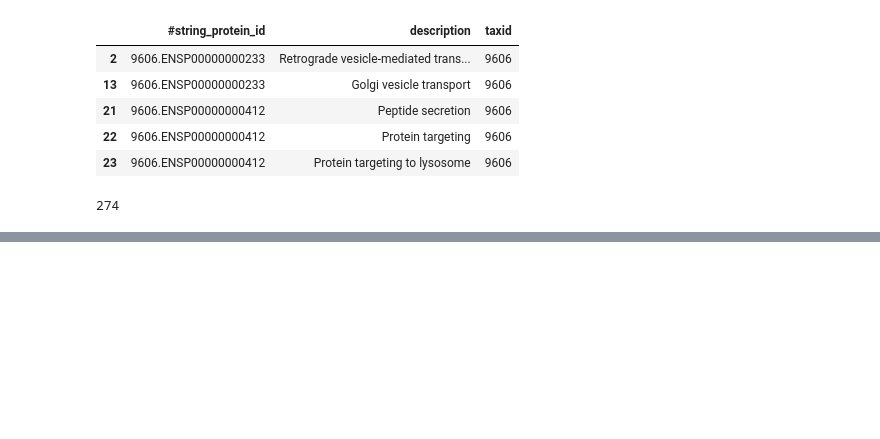
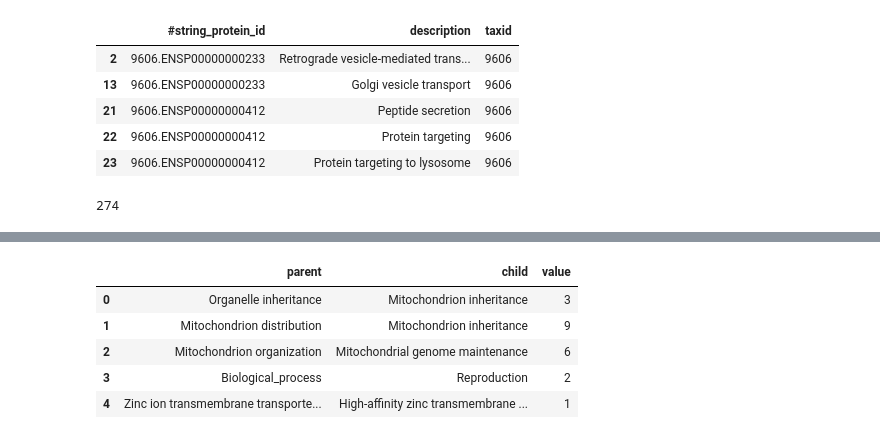
Before and after one commit to Multiomics-Analytics-Group/OrthoHPI2.0, a Jupyter notebook: notebooks/Functional enrichment.ipynb, the cells around one changed output, grey strips where cells are left out. Saved outputs shown, nothing was run; the diff lists cells and outputs as text; code cells hidden in the pictures; blank space fills up the shorter version.

```diff
--- a/notebooks/Functional enrichment.ipynb
+++ b/notebooks/Functional enrichment.ipynb
@@ -10,6 +10,7 @@ import plotly.express as px
 data_dir = '../data'
 predictions_path = os.path.join(data_dir, 'predictions.tsv')
 gos_path = os.path.join(data_dir, 'gos.tsv')
+go_ontology_path = os.path.join(data_dir, 'go_ontology.tsv')
 # %%
 predictions = pd.read_csv(predictions_path, sep='\t')
 predictions.head()
@@ -121,2 +119,12 @@ px.scatter(enrichment[enrichment['fdr_bh']<0.01], x='fdr_bh', y='odds', size='od
 # %% [output]
 [interactive output not drawn]
+# %%
+ontology = pd.read_csv(go_ontology_path, sep='\t')
+ontology.head()
+# %% [output]
+|  | parent | child | value |
+| 0 | Organelle inheritance | Mitochondrion inheritance | 3 |
+| 1 | Mitochondrion distribution | Mitochondrion inheritance | 9 |
+| 2 | Mitochondrion organization | Mitochondrial genome maintenance | 6 |
+| 3 | Biological_process | Reproduction | 2 |
+| 4 | Zinc ion transmembrane transporte... | High-affinity zinc transmembrane ... | 1 |
```
Also changed, not shown: parts of 13 cells of this notebook, 1 other file.
